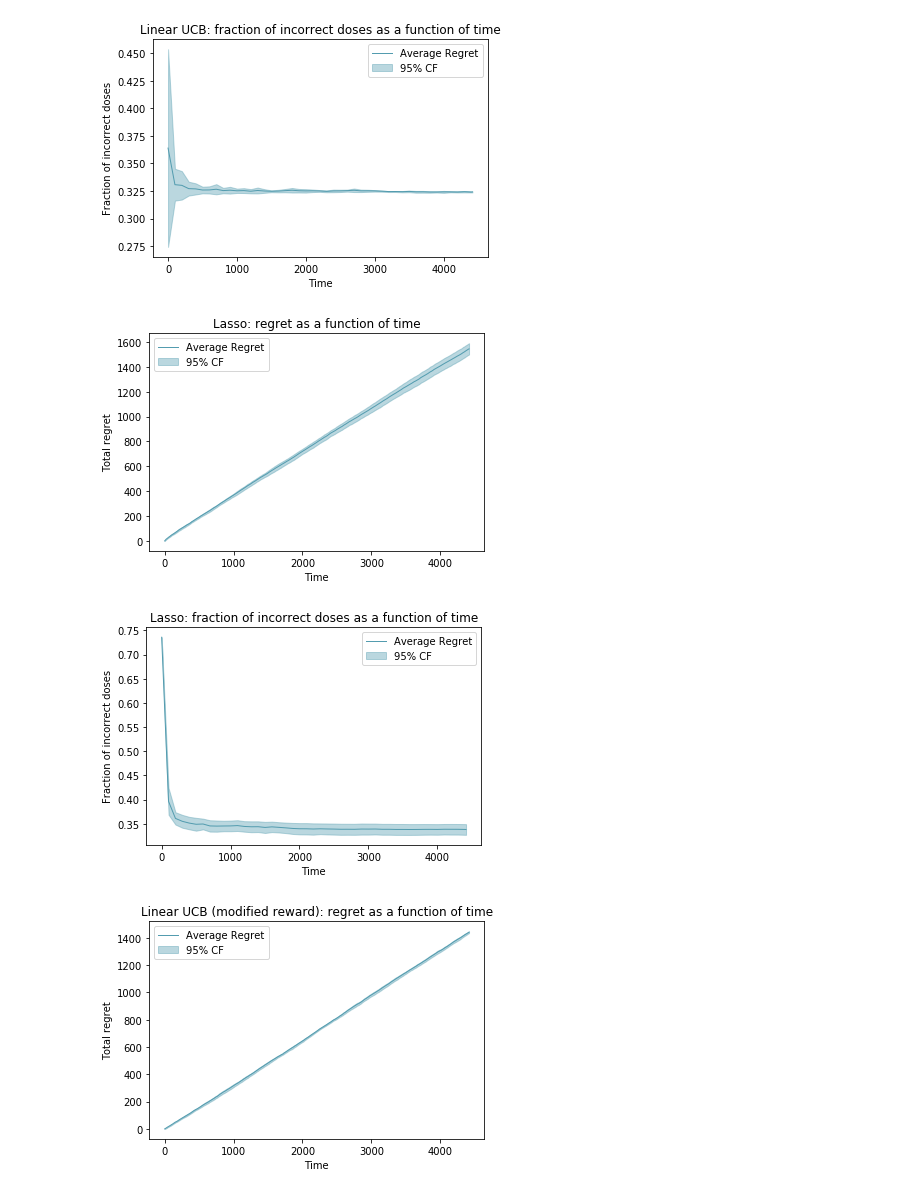
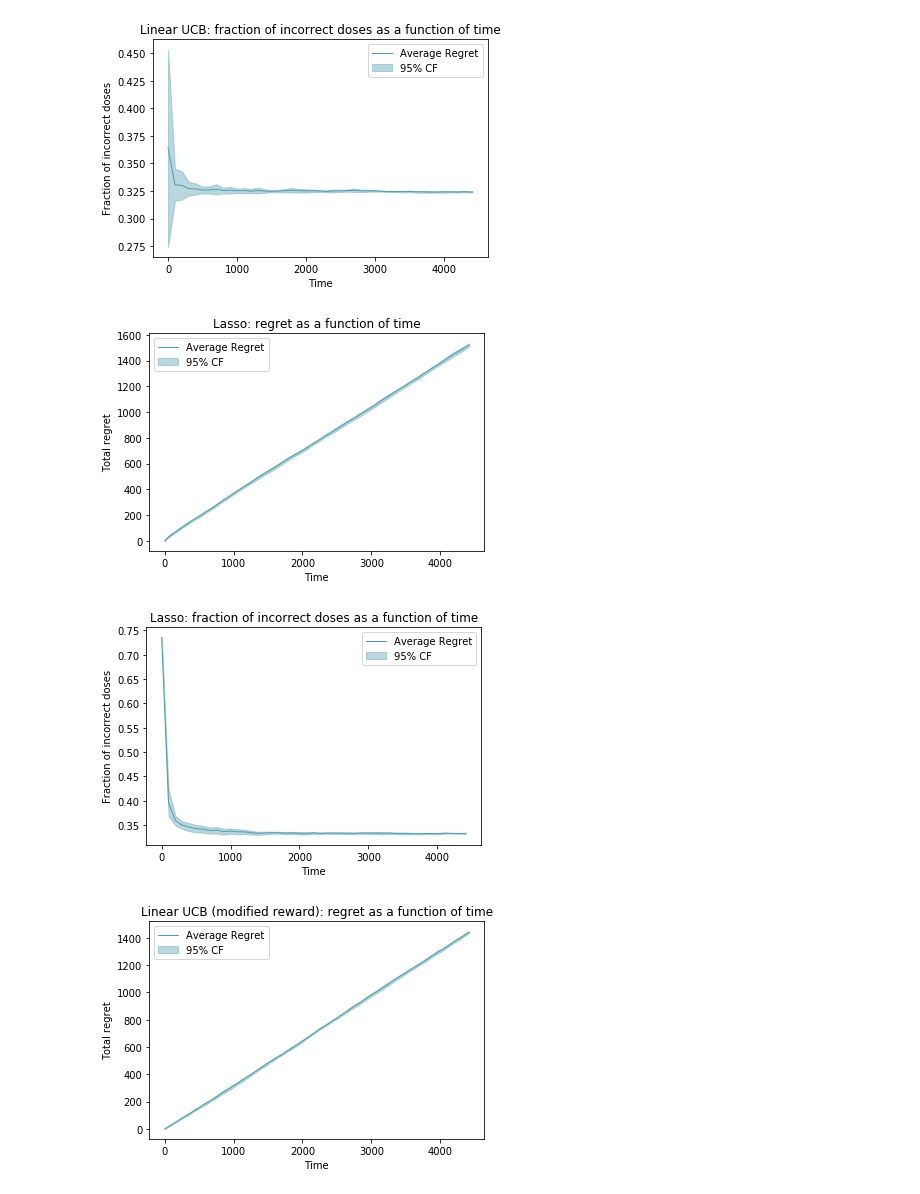
Before and after one commit to mrlsdvd/warfarin-dose-estimation, a Jupyter notebook: notebooks/baseline_comparison.ipynb, the cells around one changed output. Cells and saved outputs as stored; diff of their text form; code cells hidden in the pictures.

Commit message:
lasso modified rewards model

```diff
--- a/notebooks/baseline_comparison.ipynb
+++ b/notebooks/baseline_comparison.ipynb
@@ -120,29 +120,29 @@ plot_fraction_incorrect(linear_UCB_incorrect, num_examples, "Linear UCB: fractio
 # %%
 
 ### Lasso Model ###
 
-lasso = LassoBandit(num_arms=3, lambda1=0.05, lambda2=0.05, h=5, q=1)
+lasso = Lasso(num_arms=3, lambda1=0.05, lambda2=0.05, h=5, q=1)
 lasso_features = lasso.get_features(data)
 
 num_examples = lasso_features.values[~np.isnan(lasso_features).any(axis=1)].shape[0]
 lasso_regret = np.zeros((10, num_examples+1))
 lasso_incorrect = np.zeros((10, int(np.ceil(num_examples/100.0)+1)))
 
 for i in range(10):
     cur_lasso_regret, cur_lasso_incorrect = lasso.train(lasso_features.values[~np.isnan(lasso_features).any(axis=1)], targets.values[~np.isnan(lasso_features).any(axis=1)])
     lasso_regret[i] = np.array(cur_lasso_regret)
     lasso_incorrect[i] = np.array(cur_lasso_incorrect)
 
 # Plot Lasso regret
 plot_regret(lasso_regret, num_examples, "Lasso: regret as a function of time",
                "Time", "Total regret", "Average Regret", "95% CF")
 
 # Plot Lasso incorrect
 plot_fraction_incorrect(lasso_incorrect, num_examples, "Lasso: fraction of incorrect doses as a function of time",
                         "Time", "Fraction of incorrect doses", "Average Regret", "95% CF")
 # %% [output]
-[figure, old version]
+[figure, new version]
-[figure, old version]
+[figure, new version]
 # %%
 
 ### Linear UCB Model with new reward structure ###
```
Also changed, not shown: parts of 3 cells of this notebook, 1 other file.
